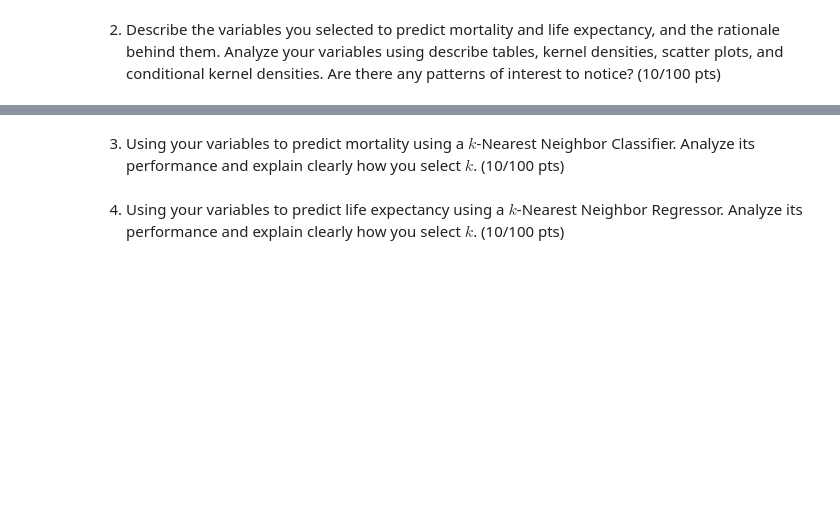
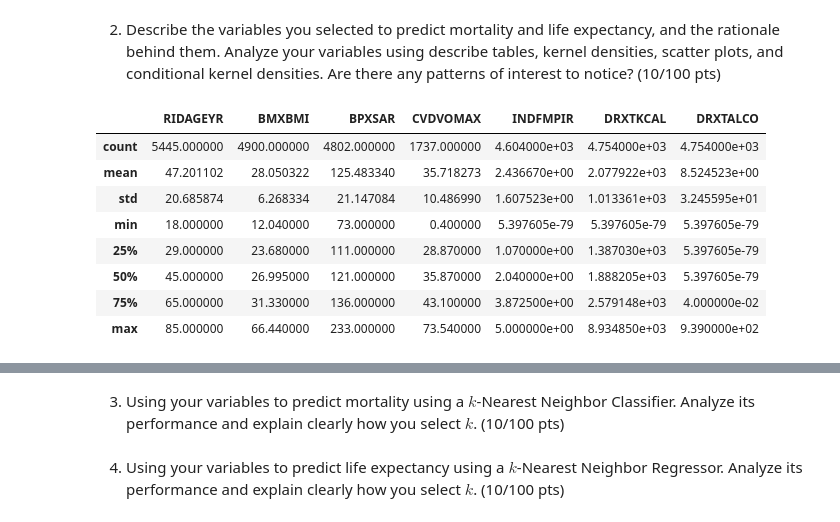
Before and after one commit to nathan4luu/DS-3001-Project-1, a Jupyter notebook: code.ipynb, the cells around one changed output, grey strips where cells are left out. Saved outputs shown, nothing was run; the diff lists cells and outputs as text; code cells hidden in the pictures; blank space fills up the shorter version.

```diff
--- a/code.ipynb
+++ b/code.ipynb
@@ -359,2 +382,24 @@ Submit a notebook that clearly addresses the following, using code and markdown
 # %% [markdown]
 2. Describe the variables you selected to predict mortality and life expectancy, and the rationale behind them. Analyze your variables using describe tables, kernel densities, scatter plots, and conditional kernel densities. Are there any patterns of interest to notice? (10/100 pts)
+# %%
+# describe tables
+numeric_vars = [
+    'RIDAGEYR',
+    'BMXBMI',
+    'BPXSAR',
+    'CVDVOMAX',
+    'INDFMPIR',
+    'DRXTKCAL',
+    'DRXTALCO'
+]
+cleaned_merged_df[numeric_vars].describe()
+# %% [output]
+|  | RIDAGEYR | BMXBMI | BPXSAR | CVDVOMAX | INDFMPIR | DRXTKCAL | DRXTALCO |
+| count | 5445.000000 | 4900.000000 | 4802.000000 | 1737.000000 | 4.604000e+03 | 4.754000e+03 | 4.754000e+03 |
+| mean | 47.201102 | 28.050322 | 125.483340 | 35.718273 | 2.436670e+00 | 2.077922e+03 | 8.524523e+00 |
+| std | 20.685874 | 6.268334 | 21.147084 | 10.486990 | 1.607523e+00 | 1.013361e+03 | 3.245595e+01 |
+| min | 18.000000 | 12.040000 | 73.000000 | 0.400000 | 5.397605e-79 | 5.397605e-79 | 5.397605e-79 |
+| 25% | 29.000000 | 23.680000 | 111.000000 | 28.870000 | 1.070000e+00 | 1.387030e+03 | 5.397605e-79 |
+| 50% | 45.000000 | 26.995000 | 121.000000 | 35.870000 | 2.040000e+00 | 1.888205e+03 | 5.397605e-79 |
+| 75% | 65.000000 | 31.330000 | 136.000000 | 43.100000 | 3.872500e+00 | 2.579148e+03 | 4.000000e-02 |
+| max | 85.000000 | 66.440000 | 233.000000 | 73.540000 | 5.000000e+00 | 8.934850e+03 | 9.390000e+02 |
```
Also changed, not shown: parts of 6 cells of this notebook.
